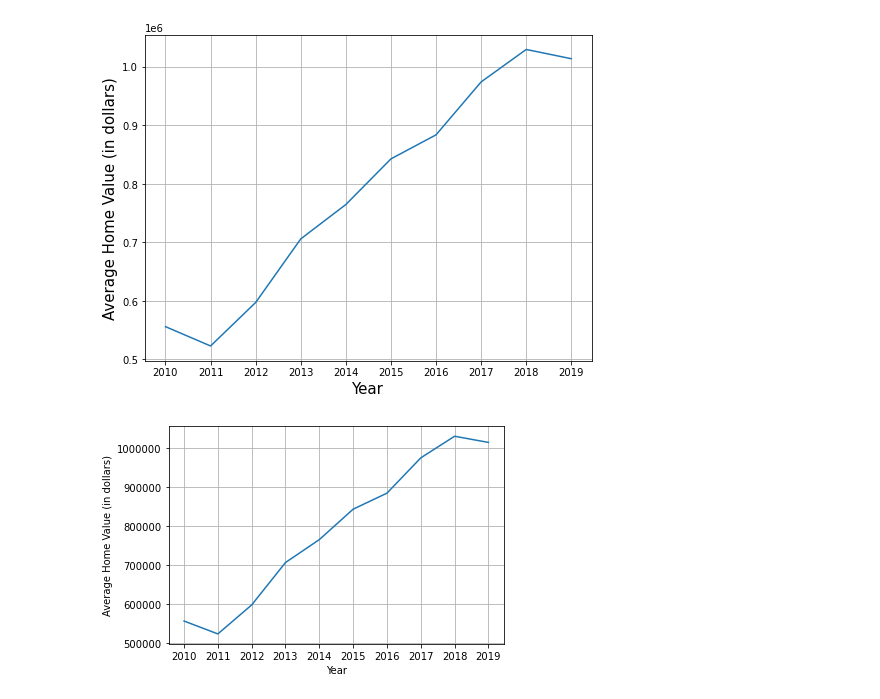
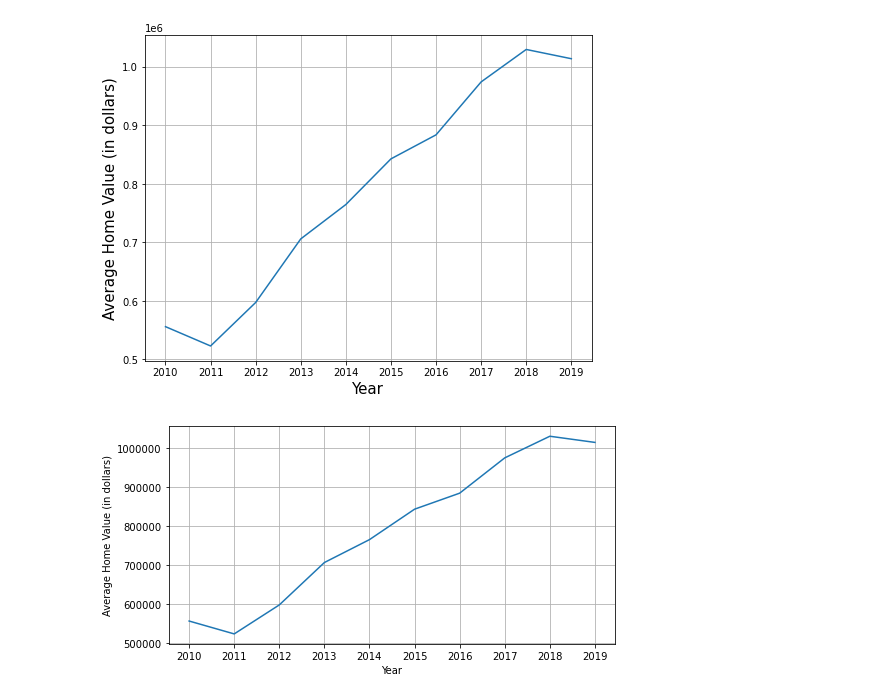
Before and after one commit to jemmy-z/bay-area-housing, a Jupyter notebook: assignment3.ipynb, the cells around one changed output. Drawn from its saved outputs; the diff is of its cells as text; code cells hidden in the pictures.

```diff
--- a/assignment3.ipynb
+++ b/assignment3.ipynb
@@ -215,14 +352,14 @@ plt.show();
 # %% [output]
 [figure]
 # %%
-fig, ax = plt.subplots()
+fig, ax = plt.subplots(figsize=(8, 4))
 ax.plot(avg_bay_price)
 ax.ticklabel_format(style='plain') #This is the line you need <-------
 plt.xticks(np.arange(len(xlabels)), xlabels)
 plt.xlabel("Year")
 plt.ylabel("Average Home Value (in dollars)")
 plt.grid()
 fig.savefig('./out/images/bay_area_housing.png', dpi=300)
 fig.show()
 # %% [output]
-[figure, old version]
+[figure, new version]
```
Also changed, not shown: parts of 50 cells of this notebook, 25 other files.
